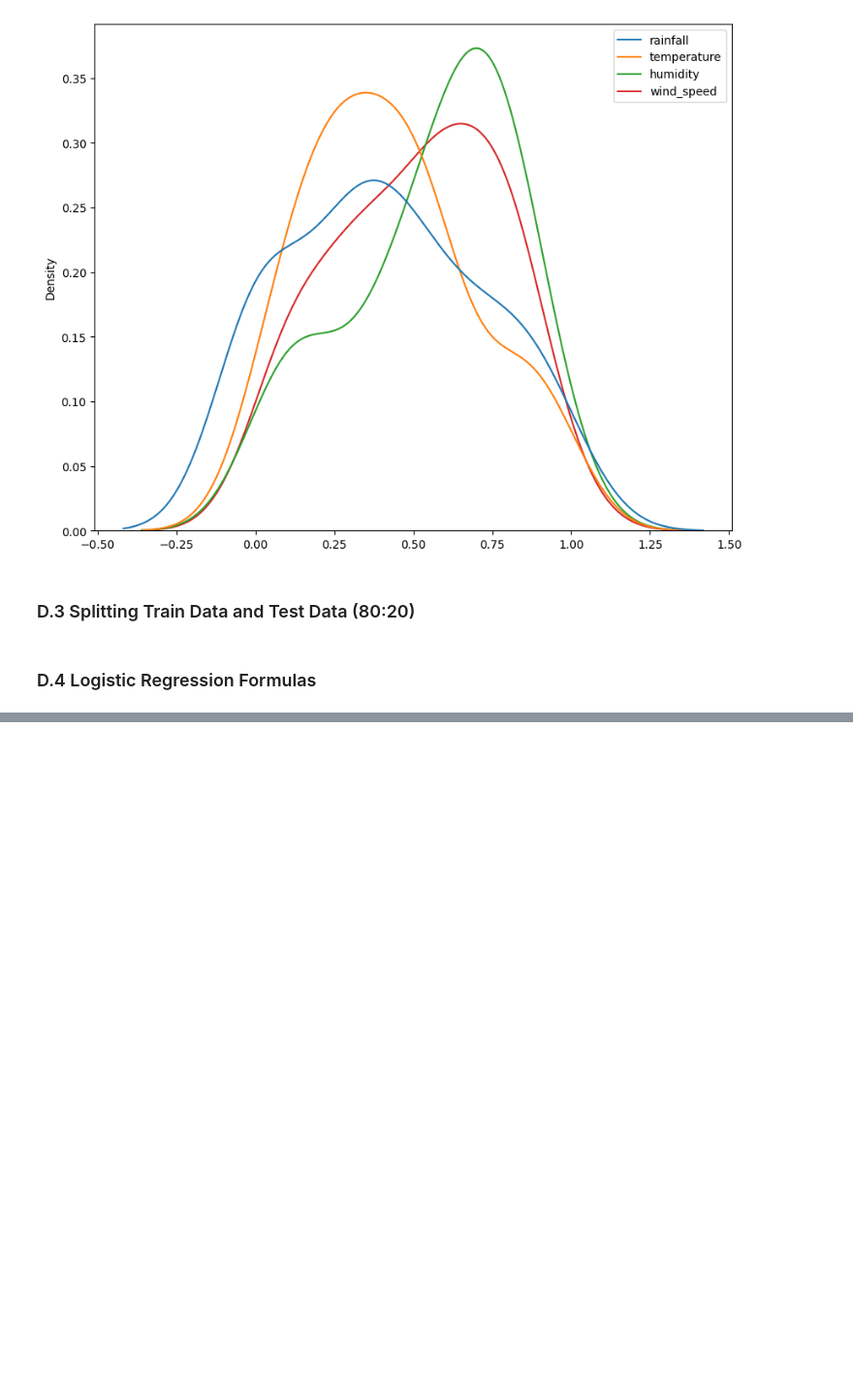
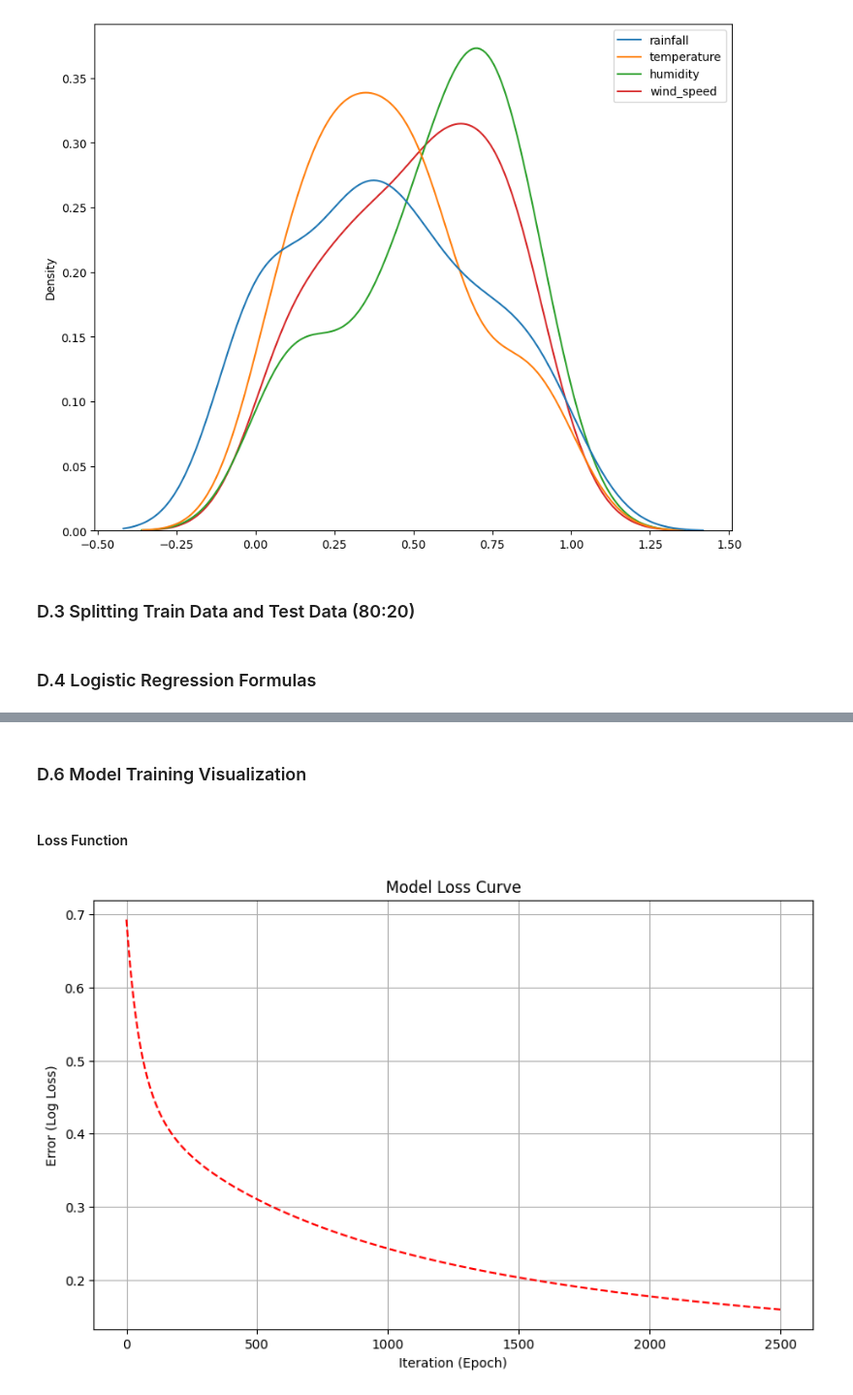
Before and after one commit to HablSank/1Day-1Dataset_MachineLearningProject, a Jupyter notebook: Day-2/Logistic Regression (Rainfall)/rainfall.ipynb, the cells around one changed output, grey strips where cells are left out. Shown at 97% size. Saved outputs shown, nothing was run; the diff lists cells and outputs as text; code cells hidden in the pictures; blank space fills up the shorter version.

Commit message:
Day - 2 (Logistic Regression) Done

```diff
--- a/Day-2/Logistic Regression (Rainfall)/rainfall.ipynb
+++ b/Day-2/Logistic Regression (Rainfall)/rainfall.ipynb
@@ -271,0 +280,3 @@ X_train, X_test, y_train, y_test = stratified_split(X_data, y_data)
+# %%
+def sigmoid(z):
+    return 1 / (1 + np.exp(-z))
@@ -271,0 +311,34 @@ X_train, X_test, y_train, y_test = stratified_split(X_data, y_data)
+# %%
+# 1. Parameter Initialization
+w = np.zeros(X_train.shape[1])
+b = 0
+learning_rate = 0.02
+epochs = 2500
+loss_history = []
+accuracy_history = []
+
+# 2. Learning Loop
+print("Start Training:")
+for i in range(epochs):
+    # A. Forward Pass
+    z = linear_equation(X_train, w, b)
+    y_pred = sigmoid(z)
+
+    # B. Error & Accuracy History
+    loss = log_loss(y_train, y_pred)
+    loss_history.append(loss)
+    pred = (y_pred >= 0.5).astype(int)
+    acc = np.mean(pred == y_train)
+    accuracy_history.append(acc)
+
+    # C. Backward Pass
+    dw, db = grad_desc(X_train, y_train, y_pred)
+
+    # D. Update Parameter
+    w, b = update_parameters(w, b, dw, db, learning_rate)
+
+    # E. Print Progress
+    if i % 100 == 0:
+        print(f"Epoch {i}: Loss = {loss:.4f} | Accuracy = {acc:.4f}")
+
+print("Training Done")
@@ -271,0 +363,14 @@ X_train, X_test, y_train, y_test = stratified_split(X_data, y_data)
+# %% [markdown]
+### D.6 Model Training Visualization
+# %% [markdown]
+#### Loss Function
+# %%
+plt.figure(figsize=(10, 6))
+plt.plot(loss_history, label='Training Loss', color='red', linestyle='--')
+plt.title('Model Loss Curve')
+plt.xlabel('Iteration (Epoch)')
+plt.ylabel('Error (Log Loss)')
+plt.grid(True)
+plt.show()
+# %% [output]
+[figure, added]
```
Also changed, not shown: parts of 30 cells of this notebook.
